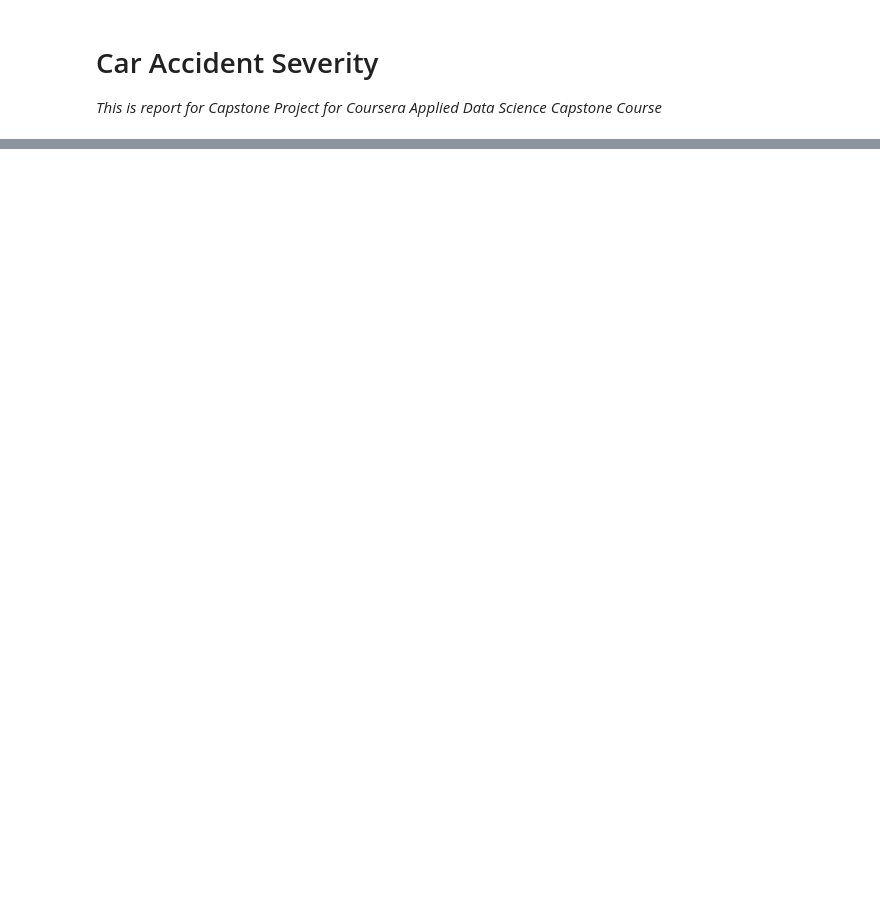
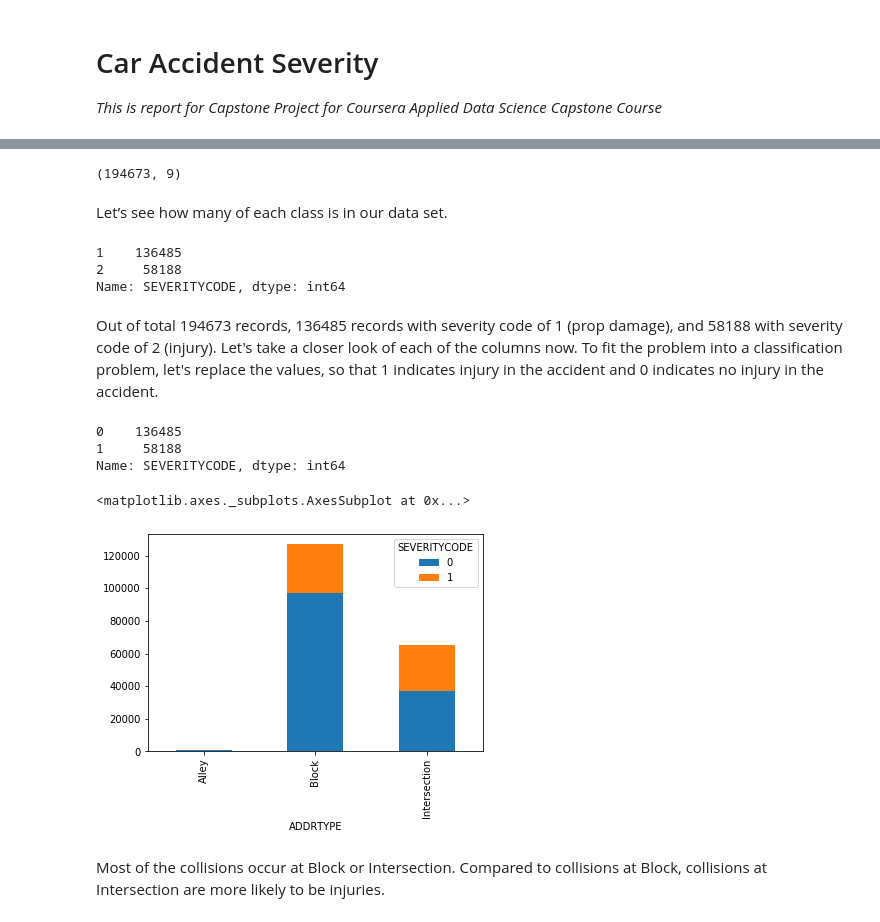
Before and after one commit to shaojl7/Coursera_Capstone, a Jupyter notebook: Final Report.ipynb, the cells around one changed output, grey strips where cells are left out. Drawn from its saved outputs; the diff is of its cells as text; code cells hidden in the pictures; blank space fills up the shorter version.

```diff
--- a/Final Report.ipynb
+++ b/Final Report.ipynb
@@ -19,0 +45,3 @@ Features used include the following:
+# %%
+raw_df = pd.read_csv('Data-Collisions.csv')
+raw_df.head()
@@ -19,0 +58,4 @@ Features used include the following:
+# %%
+columns = ['SEVERITYCODE', 'ADDRTYPE', 'INCDATE', 'INCDTTM',  'UNDERINFL', 'WEATHER', 'ROADCOND', 'LIGHTCOND', 'SPEEDING']
+raw_df = raw_df[columns]
+raw_df.head()
@@ -19,0 +69,30 @@ Features used include the following:
+# %%
+raw_df.shape
+# %% [output]
+(194673, 9)
+# %% [markdown]
+Let’s see how many of each class is in our data set.
+# %%
+raw_df['SEVERITYCODE'].value_counts()
+# %% [output]
+1    136485
+2     58188
+Name: SEVERITYCODE, dtype: int64
+# %% [markdown]
+Out of total 194673 records, 136485 records with severity code of 1 (prop damage), and 58188 with severity code of 2 (injury).
+Let's take a closer look of each of the columns now. To fit the problem into a classification problem, let's replace the values, so that 1 indicates injury in the accident and 0 indicates no injury in the accident.
+# %%
+raw_df['SEVERITYCODE'].replace(to_replace=[1,2], value=[0,1],inplace=True)
+raw_df['SEVERITYCODE'].value_counts()
+# %% [output]
+0    136485
+1     58188
+Name: SEVERITYCODE, dtype: int64
+# %%
+addrtype_valuecounts = raw_df.groupby(['ADDRTYPE'])['SEVERITYCODE'].value_counts().to_frame('counts')
+addrtype_valuecounts.counts.unstack().plot(kind ='bar', stacked = True)
+# %% [output]
+<matplotlib.axes._subplots.AxesSubplot at 0x...>
+[figure, added]
+# %% [markdown]
+Most of the collisions occur at Block or Intersection. Compared to collisions at  Block, collisions at Intersection are more likely to be injuries.
```
Also changed, not shown: parts of 49 cells of this notebook, 1 other file.
